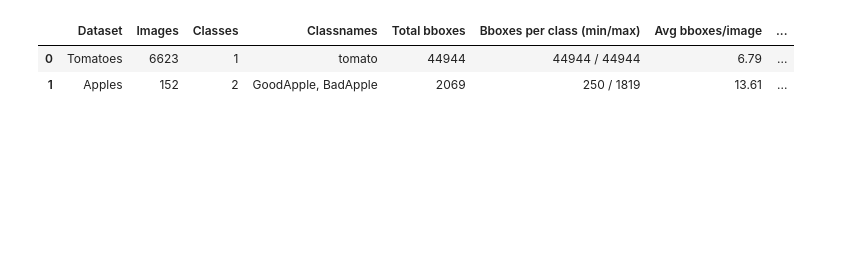
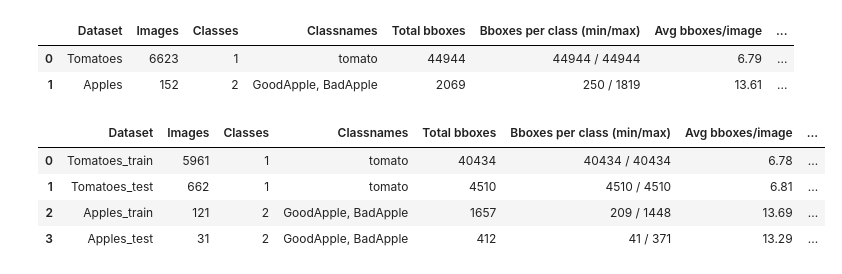
Before and after one commit to warreugent/Thesis_WDV, a Jupyter notebook: Notebooks/dataset_statistics.ipynb, the cells around one changed output. Cells and saved outputs as stored; diff of their text form; code cells hidden in the pictures; blank space fills up the shorter version.

```diff
--- a/Notebooks/dataset_statistics.ipynb
+++ b/Notebooks/dataset_statistics.ipynb
@@ -204,0 +161,22 @@ for img_id in sample_ids:
+# %%
+# --- Example usage (multiple datasets) ---
+datasets = {
+    "Tomatoes_train": Path("../Data/tomatoes/annotations/instances_train.json"),
+    "Tomatoes_test": Path("../Data/tomatoes/annotations/instances_test.json"),
+    "Apples_train": Path("../Data/apples/annotations/instances_train.json"),
+    "Apples_test": Path("../Data/apples/annotations/instances_test.json"),
+}
+
+all_stats = pd.concat(
+    [coco_dataset_stats(p, name) for name, p in datasets.items()],
+    ignore_index=True,
+)
+
+# return value is still available as `all_stats`
+all_stats
+# %% [output]
+|  | Dataset | Images | Classes | Classnames | Total bboxes | Bboxes per class (min/max) | Avg bboxes/image | ... |
+| 0 | Tomatoes_train | 5961 | 1 | tomato | 40434 | 40434 / 40434 | 6.78 | ... |
+| 1 | Tomatoes_test | 662 | 1 | tomato | 4510 | 4510 / 4510 | 6.81 | ... |
+| 2 | Apples_train | 121 | 2 | GoodApple, BadApple | 1657 | 209 / 1448 | 13.69 | ... |
+| 3 | Apples_test | 31 | 2 | GoodApple, BadApple | 412 | 41 / 371 | 13.29 | ... |
```
Also changed, not shown: parts of 4 cells of this notebook, 37 other files.
